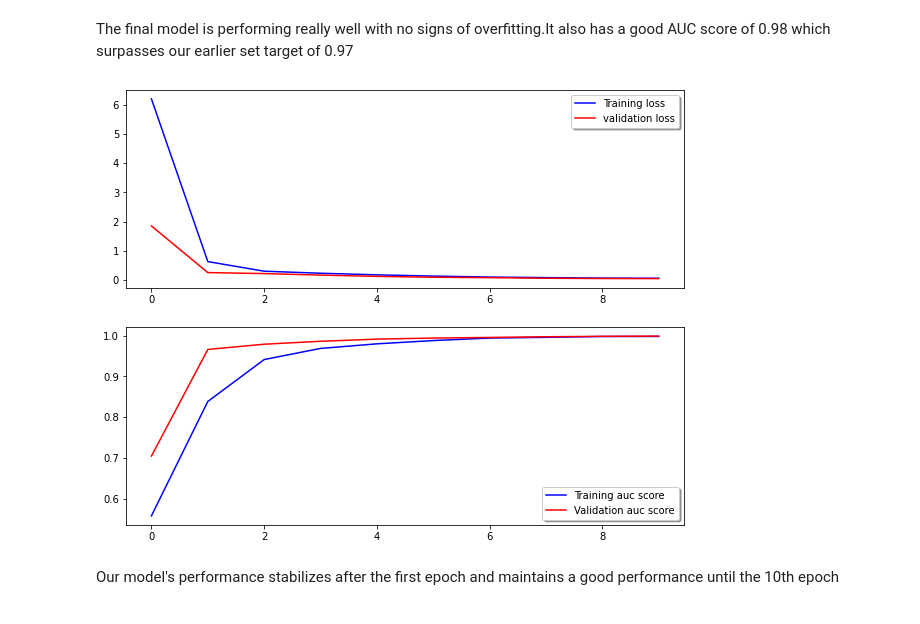
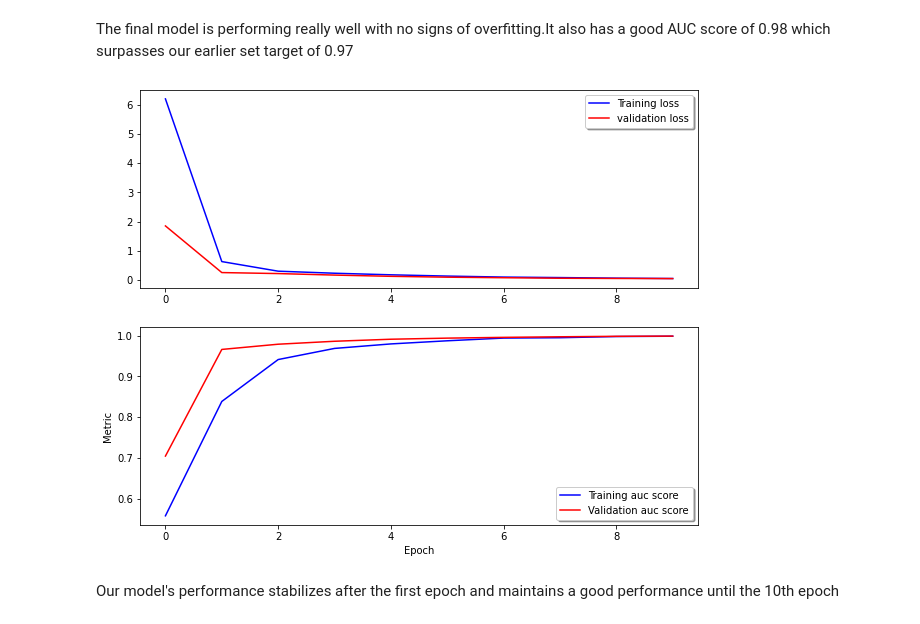
Before and after one commit to HannahMwende/Driver-drowsiness-detection-system, a Jupyter notebook: driver_drowniness.ipynb, the cells around one changed output. Cells and saved outputs as stored; diff of their text form; code cells hidden in the pictures.

```diff
--- a/driver_drowniness.ipynb
+++ b/driver_drowniness.ipynb
@@ -502,21 +503,25 @@ The final model is performing really well with no signs of overfitting.It also h
 # %%
 # Plot the loss and auc curves for training and validation
 def evaluation_visual(model,auc,val_auc):
   fig, ax = plt.subplots(2,1,figsize=(10,8))
   ax[0].plot(model.history['loss'], color='b', label="Training loss")
   ax[0].plot(model.history['val_loss'], color='r', label="validation loss",axes =ax[0])
   legend = ax[0].legend(loc='best', shadow=True)
+  plt.xlabel('Epoch')
+  plt.ylabel('Metric')
+
 
   ax[1].plot(model.history[auc], color='b', label="Training auc score")
   ax[1].plot(model.history[val_auc], color='r',label="Validation auc score")
   legend = ax[1].legend(loc='best', shadow=True)
-
+  plt.xlabel('Epoch')
+  plt.ylabel('Metric')
 
 
 
 evaluation_visual(history1,'auc','val_auc')
 # %% [output]
-[figure, old version]
+[figure, new version]
 # %% [markdown]
 Our model's performance stabilizes after the first epoch and maintains a good performance until the 10th epoch
 # %%
```
Also changed, not shown: parts of 4 cells of this notebook.
